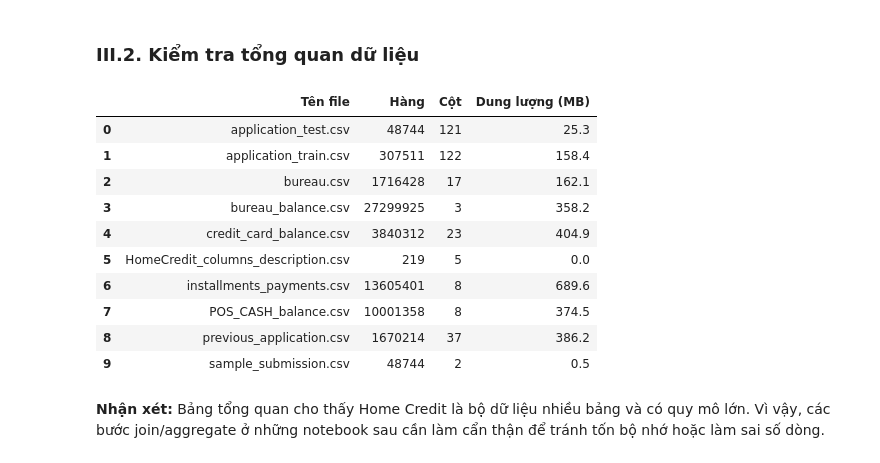
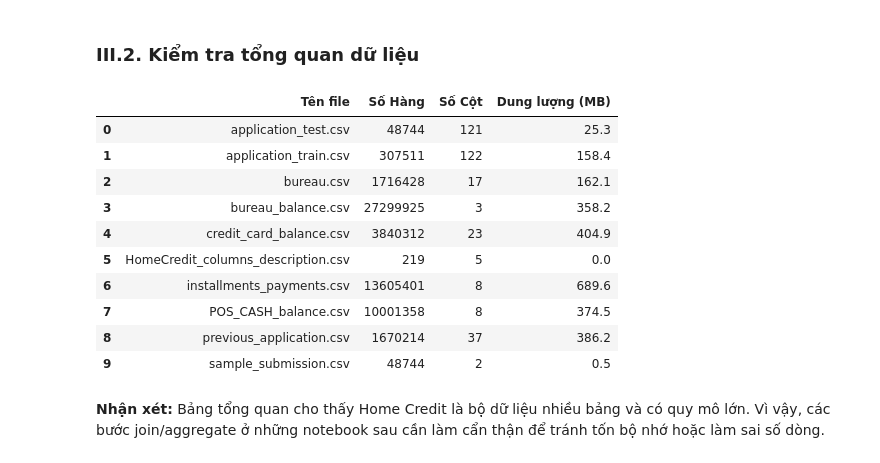
Before and after one commit to thanhhung9720001-collab/credit-risk-classifier, a Jupyter notebook: notebooks/01_data_understanding.ipynb, the cells around one changed output. Cells and saved outputs as stored; diff of their text form; code cells hidden in the pictures.

```diff
--- a/notebooks/01_data_understanding.ipynb
+++ b/notebooks/01_data_understanding.ipynb
@@ -52,28 +50,40 @@ from IPython.display import Image, display
 # %% [markdown]
 ### III.2. Kiểm tra tổng quan dữ liệu
 # %%
+# Xác định thư mục gốc của dự án.
 PROJECT_ROOT = Path.cwd()
+
+# Nếu đang chạy notebook trong thư mục notebooks/ thì quay về thư mục gốc.
 if PROJECT_ROOT.name == "notebooks":
     PROJECT_ROOT = PROJECT_ROOT.parent
 
+# Đường dẫn đến thư mục chứa các file dữ liệu CSV.
 DATA_RAW = PROJECT_ROOT / "data" / "raw"
 
+# Tạo danh sách để lưu thông tin của từng file.
 file_info = []
+
+# Duyệt qua tất cả file CSV trong data/raw.
 for file_path in sorted(DATA_RAW.glob("*.csv")):
+    # Đọc dòng tiêu đề để đếm số cột, không đọc toàn bộ dữ liệu.
     column_count = len(pd.read_csv(file_path, nrows=0, encoding="latin1").columns)
+
+    # Đếm số dòng dữ liệu trong file.
     with open(file_path, encoding="latin1") as file:
         row_count = sum(1 for _ in file) - 1
 
+    # Lưu thông tin cơ bản của file vào danh sách.
     file_info.append({
         "Tên file": file_path.name,
-        "Hàng": f"{row_count}",
-        "Cột": f"{column_count}",
+        "Số Hàng": f"{row_count}",
+        "Số Cột": f"{column_count}",
         "Dung lượng (MB)": round(file_path.stat().st_size / 1024**2, 1),
     })
 
+# Hiển thị thành bảng.
 pd.DataFrame(file_info)
 # %% [output]
-|  | Tên file | Hàng | Cột | Dung lượng (MB) |
+|  | Tên file | Số Hàng | Số Cột | Dung lượng (MB) |
 | 0 | application_test.csv | 48744 | 121 | 25.3 |
 | 1 | application_train.csv | 307511 | 122 | 158.4 |
 | 2 | bureau.csv | 1716428 | 17 | 162.1 |
```
Also changed, not shown: parts of 68 cells of this notebook.
